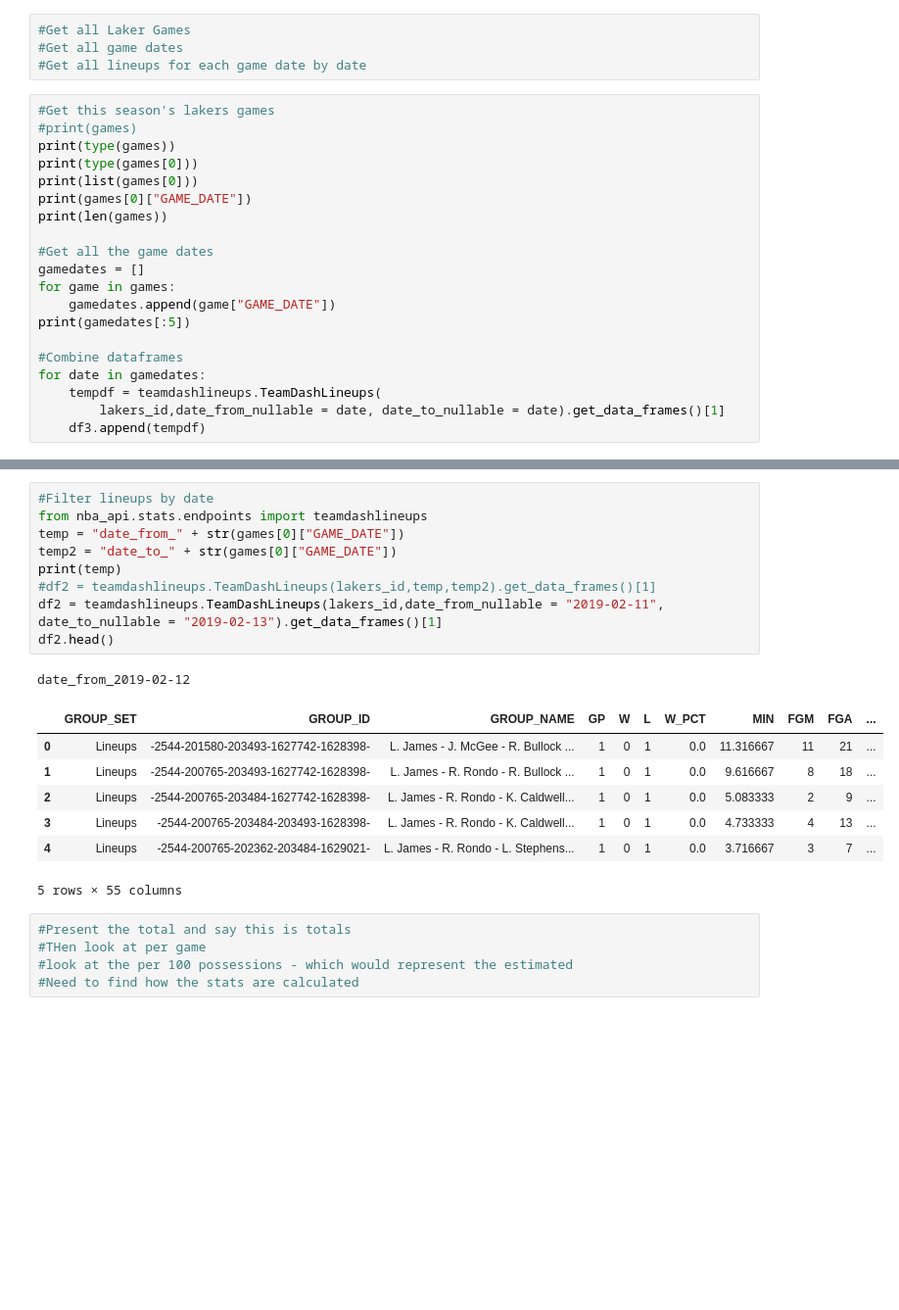
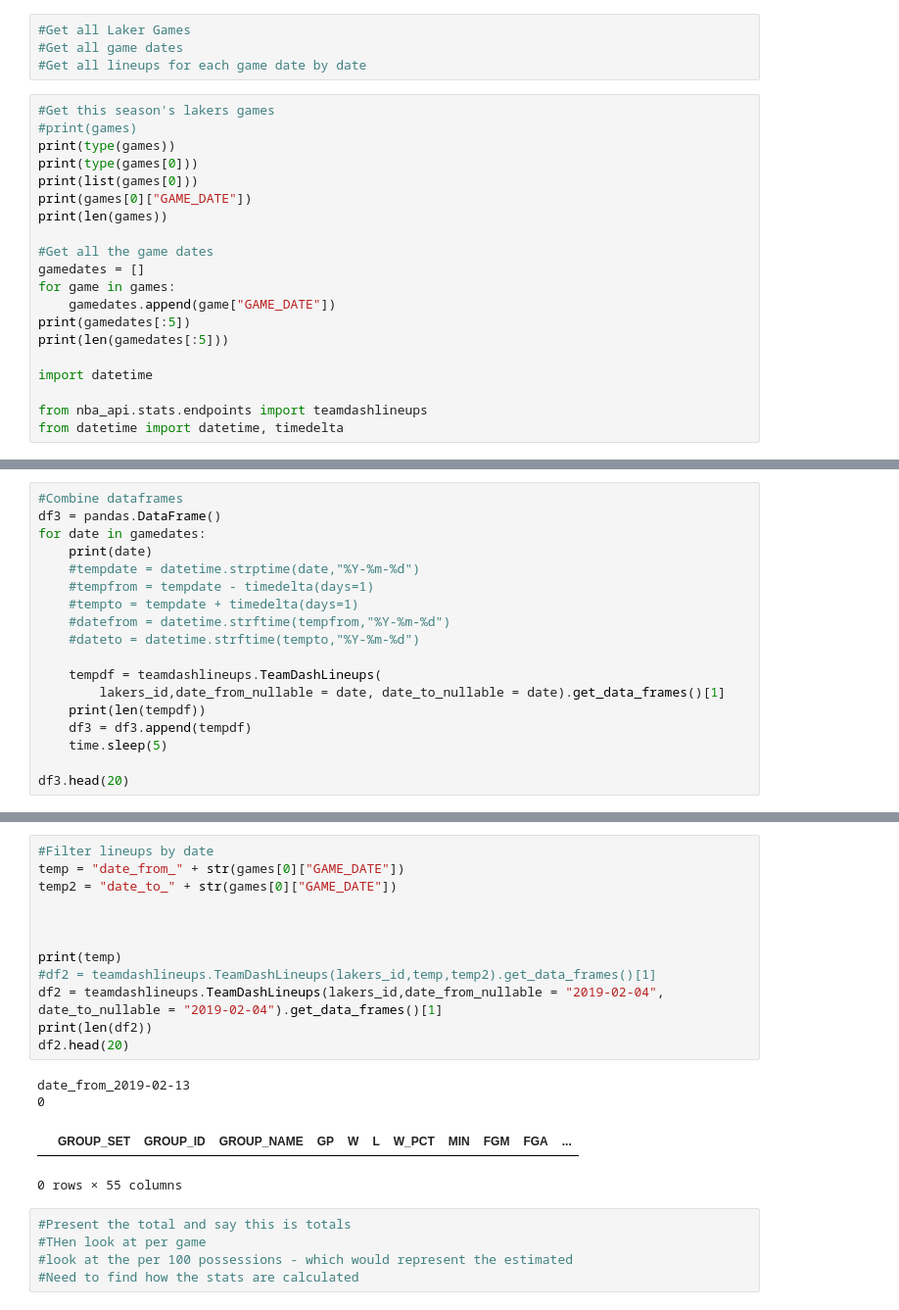
Before and after one commit to DylanHong/Math76, a Jupyter notebook: PlayByPlay.ipynb, the cells around one changed output, grey strips where cells are left out. Shown: that part at 98% size. Cells and saved outputs as stored; diff of their text form; blank space fills up the shorter version.

Commit message:
Updates to lineup win loss

```diff
--- a/PlayByPlay.ipynb
+++ b/PlayByPlay.ipynb
@@ -164,12 +194,12 @@ gamedates = []
 for game in games:
     gamedates.append(game["GAME_DATE"])
 print(gamedates[:5])
+print(len(gamedates[:5]))
 
-#Combine dataframes
-for date in gamedates:
-    tempdf = teamdashlineups.TeamDashLineups(
-        lakers_id,date_from_nullable = date, date_to_nullable = date).get_data_frames()[1]
-    df3.append(tempdf)
+import datetime
+
+from nba_api.stats.endpoints import teamdashlineups
+from datetime import datetime, timedelta
 # %% [output]
 <class 'list'>
 <class 'dict'>
@@ -179,0 +211,18 @@ for date in gamedates:
+# %%
+#Combine dataframes
+df3 = pandas.DataFrame()
+for date in gamedates:
+    print(date)
+    #tempdate = datetime.strptime(date,"%Y-%m-%d")
+    #tempfrom = tempdate - timedelta(days=1)
+    #tempto = tempdate + timedelta(days=1)
+    #datefrom = datetime.strftime(tempfrom,"%Y-%m-%d")
+    #dateto = datetime.strftime(tempto,"%Y-%m-%d")
+
+    tempdf = teamdashlineups.TeamDashLineups(
+        lakers_id,date_from_nullable = date, date_to_nullable = date).get_data_frames()[1]
+    print(len(tempdf))
+    df3 = df3.append(tempdf)
+    time.sleep(5)
+
+df3.head(20)
@@ -180,21 +241,20 @@ for date in gamedates:
 # %%
 #Filter lineups by date
-from nba_api.stats.endpoints import teamdashlineups
 temp = "date_from_" + str(games[0]["GAME_DATE"])
 temp2 = "date_to_" + str(games[0]["GAME_DATE"])
+
+
+
 print(temp)
 #df2 = teamdashlineups.TeamDashLineups(lakers_id,temp,temp2).get_data_frames()[1]
-df2 = teamdashlineups.TeamDashLineups(lakers_id,date_from_nullable = "2019-02-11", date_to_nullable = "2019-02-13").get_data_frames()[1]
-df2.head()
+df2 = teamdashlineups.TeamDashLineups(lakers_id,date_from_nullable = "2019-02-04", date_to_nullable = "2019-02-04").get_data_frames()[1]
+print(len(df2))
+df2.head(20)
 # %% [output]
-date_from_2019-02-12
+date_from_2019-02-13
+0
 |  | GROUP_SET | GROUP_ID | GROUP_NAME | GP | W | L | W_PCT | MIN | FGM | FGA | ... |
-| 0 | Lineups | -2544-201580-203493-1627742-1628398- | L. James - J. McGee - R. Bullock ... | 1 | 0 | 1 | 0.0 | 11.316667 | 11 | 21 | ... |
-| 1 | Lineups | -2544-200765-203493-1627742-1628398- | L. James - R. Rondo - R. Bullock ... | 1 | 0 | 1 | 0.0 | 9.616667 | 8 | 18 | ... |
-| 2 | Lineups | -2544-200765-203484-1627742-1628398- | L. James - R. Rondo - K. Caldwell... | 1 | 0 | 1 | 0.0 | 5.083333 | 2 | 9 | ... |
-| 3 | Lineups | -2544-200765-203484-203493-1628398- | L. James - R. Rondo - K. Caldwell... | 1 | 0 | 1 | 0.0 | 4.733333 | 4 | 13 | ... |
-| 4 | Lineups | -2544-200765-202362-203484-1629021- | L. James - R. Rondo - L. Stephens... | 1 | 0 | 1 | 0.0 | 3.716667 | 3 | 7 | ... |
-5 rows × 55 columns
+0 rows × 55 columns
 # %%
 #Present the total and say this is totals
 #THen look at per game
```
Also changed, not shown: parts of 10 cells of this notebook.
